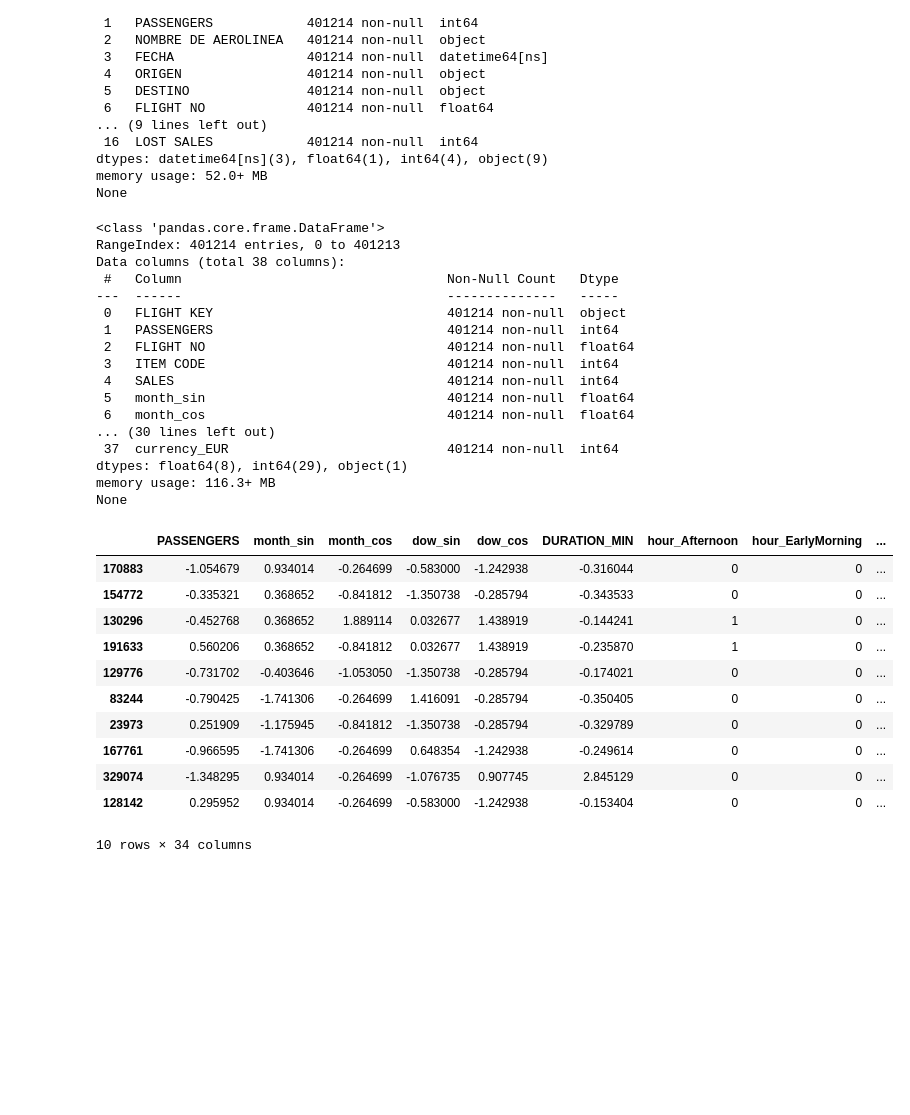
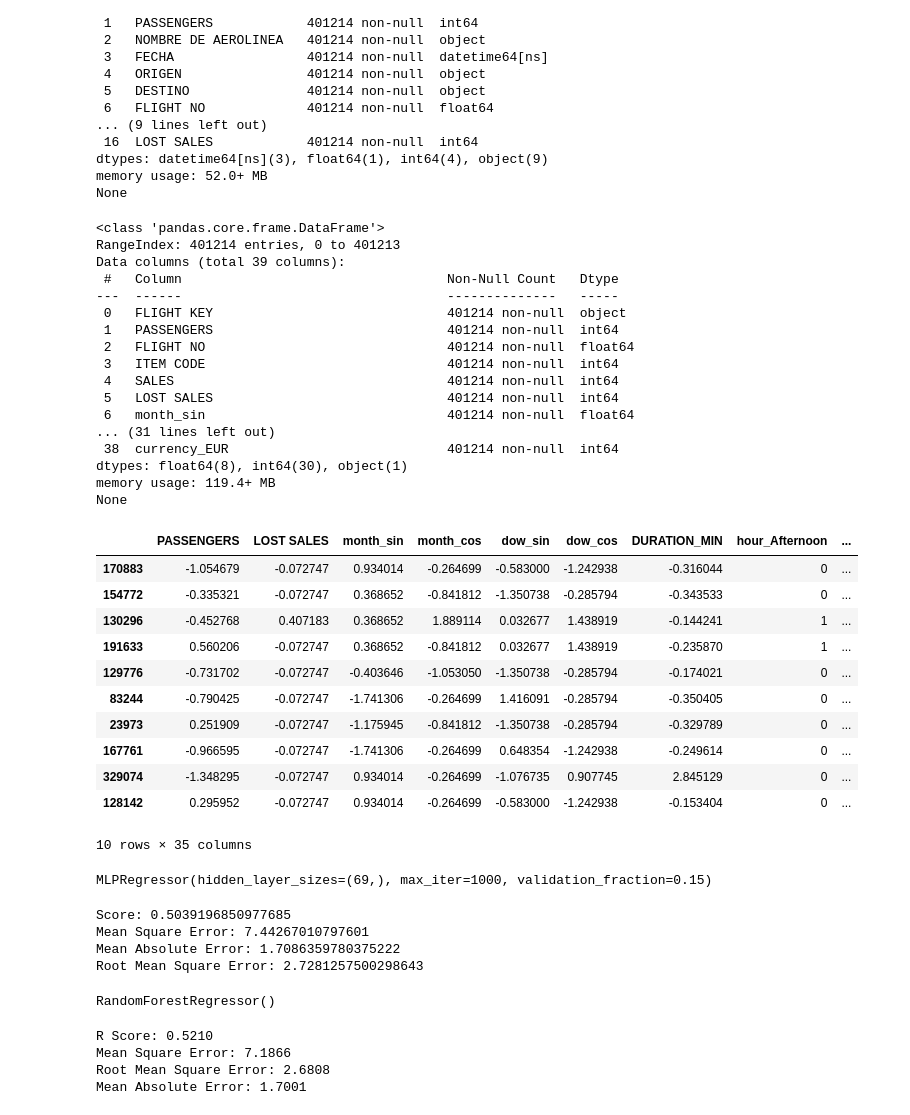
Before and after one commit to AleksPrz/ConsumptionPrediction, a Jupyter notebook: model_construction.ipynb, the cells around one changed output. Cells and saved outputs as stored; diff of their text form; code cells hidden in the pictures; blank space fills up the shorter version.

```diff
--- a/model_construction.ipynb
+++ b/model_construction.ipynb
@@ -154,14 +154,14 @@ encoding_dict = {
     "destination": dest_dict
 }
 
-with open("city_mean_sales.json", "w") as f:
+with open("mappers/city_mean_sales.json", "w") as f:
     json.dump(encoding_dict, f, indent=4)
 
 
 df['MEAN_ORIGIN_CONSUPTION'] = df['ORIGEN'].map(origin_encoding)
 df['MEAN_DEST_CONSUPTION'] = df['DESTINO'].map(dest_encoding)
 
-df = df.drop(columns=['ORIGEN', 'DESTINO', 'TOTAL_SALES', 'WAREHOUSE', 'LOST SALES'])
+df = df.drop(columns=['ORIGEN', 'DESTINO', 'TOTAL_SALES', 'WAREHOUSE',])
 ######################################
 
 # Convert categorical variables into binary
@@ -172,7 +172,7 @@ print(df.info())
 # %% [output]
 <class 'pandas.core.frame.DataFrame'>
 RangeIndex: 401214 entries, 0 to 401213
-Data columns (total 38 columns):
+Data columns (total 39 columns):
  #   Column                                  Non-Null Count   Dtype
 ---  ------                                  --------------   -----
  0   FLIGHT KEY                              401214 non-null  object
@@ -180,12 +180,12 @@ Data columns (total 38 columns):
  2   FLIGHT NO                               401214 non-null  float64
  3   ITEM CODE                               401214 non-null  int64
  4   SALES                                   401214 non-null  int64
- 5   month_sin                               401214 non-null  float64
- 6   month_cos                               401214 non-null  float64
-... (30 lines left out)
- 37  currency_EUR                            401214 non-null  int64
-dtypes: float64(8), int64(29), object(1)
-memory usage: 116.3+ MB
+ 5   LOST SALES                              401214 non-null  int64
+ 6   month_sin                               401214 non-null  float64
+... (31 lines left out)
+ 38  currency_EUR                            401214 non-null  int64
+dtypes: float64(8), int64(30), object(1)
+memory usage: 119.4+ MB
 None
 # %%
 # Save product code
@@ -199,35 +199,37 @@ y = df['SALES']
 # %%
 # Model Training
 from sklearn.preprocessing import StandardScaler
 from sklearn.model_selection import train_test_split
 
 # Training split
 X_train, X_test, y_train, y_test = train_test_split(X,y, train_size=0.7, shuffle=True, random_state=42)
 
-numerical_columns = ['PASSENGERS','DURATION_MIN','MEAN_ORIGIN_CONSUPTION','MEAN_DEST_CONSUPTION', 'month_sin', 'month_cos', 'dow_sin', 'dow_cos']
+numerical_columns = ['PASSENGERS','DURATION_MIN','MEAN_ORIGIN_CONSUPTION','MEAN_DEST_CONSUPTION', 'month_sin', 'month_cos', 'dow_sin', 'dow_cos', 'LOST SALES']
 
 # Scale the data
 scaler = StandardScaler()
 X_train[numerical_columns] = scaler.fit_transform(X_train[numerical_columns])
 X_test[numerical_columns] = scaler.fit_transform(X_test[numerical_columns])
 
 X_train.head(10)
 # %% [output]
-|  | PASSENGERS | month_sin | month_cos | dow_sin | dow_cos | DURATION_MIN | hour_Afternoon | hour_EarlyMorning | ... |
-| 170883 | -1.054679 | 0.934014 | -0.264699 | -0.583000 | -1.242938 | -0.316044 | 0 | 0 | ... |
-| 154772 | -0.335321 | 0.368652 | -0.841812 | -1.350738 | -0.285794 | -0.343533 | 0 | 0 | ... |
-| 130296 | -0.452768 | 0.368652 | 1.889114 | 0.032677 | 1.438919 | -0.144241 | 1 | 0 | ... |
-| 191633 | 0.560206 | 0.368652 | -0.841812 | 0.032677 | 1.438919 | -0.235870 | 1 | 0 | ... |
-| 129776 | -0.731702 | -0.403646 | -1.053050 | -1.350738 | -0.285794 | -0.174021 | 0 | 0 | ... |
-| 83244 | -0.790425 | -1.741306 | -0.264699 | 1.416091 | -0.285794 | -0.350405 | 0 | 0 | ... |
-| 23973 | 0.251909 | -1.175945 | -0.841812 | -1.350738 | -0.285794 | -0.329789 | 0 | 0 | ... |
-| 167761 | -0.966595 | -1.741306 | -0.264699 | 0.648354 | -1.242938 | -0.249614 | 0 | 0 | ... |
-| 329074 | -1.348295 | 0.934014 | -0.264699 | -1.076735 | 0.907745 | 2.845129 | 0 | 0 | ... |
-| 128142 | 0.295952 | 0.934014 | -0.264699 | -0.583000 | -1.242938 | -0.153404 | 0 | 0 | ... |
+|  | PASSENGERS | LOST SALES | month_sin | month_cos | dow_sin | dow_cos | DURATION_MIN | hour_Afternoon | ... |
+| 170883 | -1.054679 | -0.072747 | 0.934014 | -0.264699 | -0.583000 | -1.242938 | -0.316044 | 0 | ... |
+| 154772 | -0.335321 | -0.072747 | 0.368652 | -0.841812 | -1.350738 | -0.285794 | -0.343533 | 0 | ... |
+| 130296 | -0.452768 | 0.407183 | 0.368652 | 1.889114 | 0.032677 | 1.438919 | -0.144241 | 1 | ... |
+| 191633 | 0.560206 | -0.072747 | 0.368652 | -0.841812 | 0.032677 | 1.438919 | -0.235870 | 1 | ... |
+| 129776 | -0.731702 | -0.072747 | -0.403646 | -1.053050 | -1.350738 | -0.285794 | -0.174021 | 0 | ... |
+| 83244 | -0.790425 | -0.072747 | -1.741306 | -0.264699 | 1.416091 | -0.285794 | -0.350405 | 0 | ... |
+| 23973 | 0.251909 | -0.072747 | -1.175945 | -0.841812 | -1.350738 | -0.285794 | -0.329789 | 0 | ... |
+| 167761 | -0.966595 | -0.072747 | -1.741306 | -0.264699 | 0.648354 | -1.242938 | -0.249614 | 0 | ... |
+| 329074 | -1.348295 | -0.072747 | 0.934014 | -0.264699 | -1.076735 | 0.907745 | 2.845129 | 0 | ... |
+| 128142 | 0.295952 | -0.072747 | 0.934014 | -0.264699 | -0.583000 | -1.242938 | -0.153404 | 0 | ... |
-10 rows × 34 columns
+10 rows × 35 columns
 # %%
 mlp = MLPRegressor(hidden_layer_sizes=(69,), validation_fraction=0.15, max_iter=1000)
 mlp.fit(X_train, y_train)
+# %% [output]
+MLPRegressor(hidden_layer_sizes=(69,), max_iter=1000, validation_fraction=0.15)
 # %%
 # Evaluate the model
 from sklearn.metrics import mean_squared_error, mean_absolute_error
@@ -242,10 +244,17 @@ print(f"Score: {score}")
 print(f"Mean Square Error: {mse}")
 print(f"Mean Absolute Error: {mae}")
 print(f"Root Mean Square Error: {rmse}")
+# %% [output]
+Score: 0.5039196850977685
+Mean Square Error: 7.44267010797601
+Mean Absolute Error: 1.7086359780375222
+Root Mean Square Error: 2.7281257500298643
 # %%
 from sklearn.ensemble import RandomForestRegressor
 rf = RandomForestRegressor()
 rf.fit(X_train, y_train)
+# %% [output]
+RandomForestRegressor()
 # %%
 prediction = rf.predict(X_test)
 
@@ -260,6 +269,11 @@ print(f"R Score: {score2:.4f}")
 print(f"Mean Square Error: {mse2:.4f}")
 print(f"Root Mean Square Error: {rmse2:.4f}")
 print(f"Mean Absolute Error: {mae2:.4f}")
+# %% [output]
+R Score: 0.5210
+Mean Square Error: 7.1866
+Root Mean Square Error: 2.6808
+Mean Absolute Error: 1.7001
 # %%
 # Gradient Boosting
 from lightgbm import LGBMRegressor
```
Also changed, not shown: parts of 5 cells of this notebook, 7 other files.
